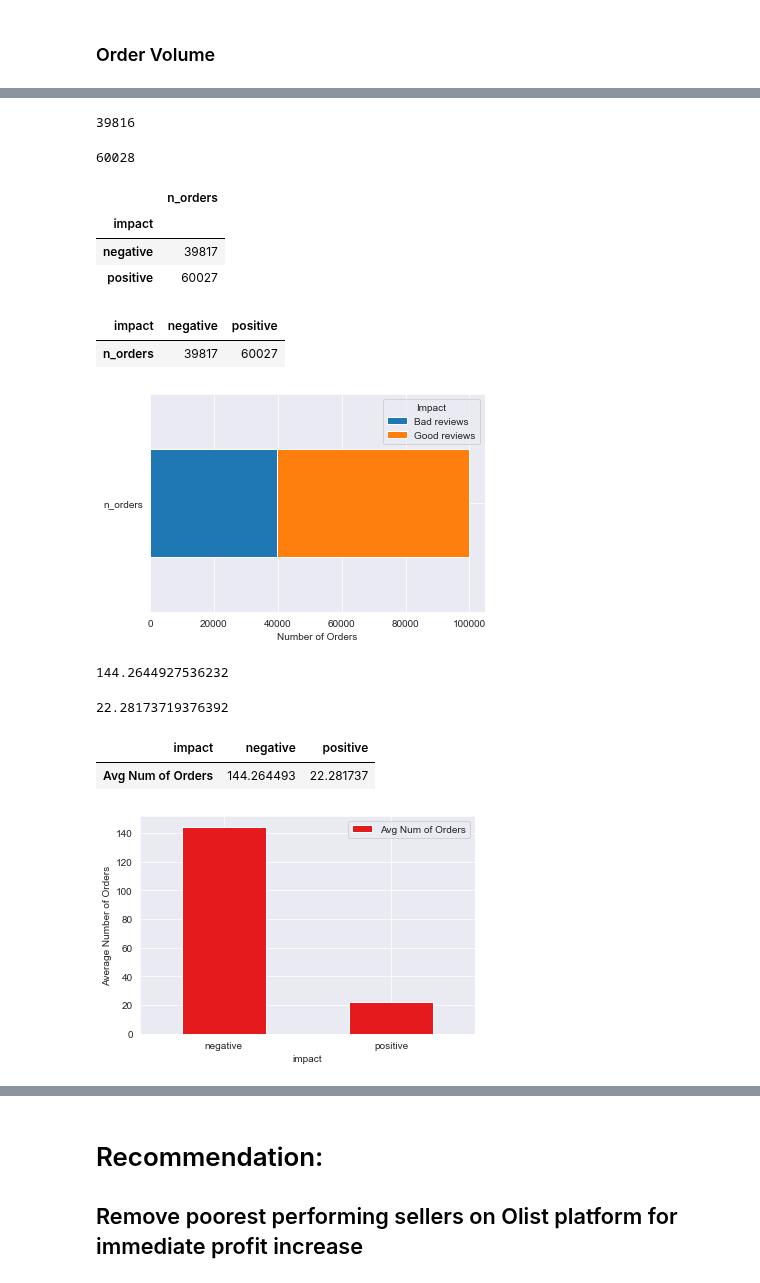
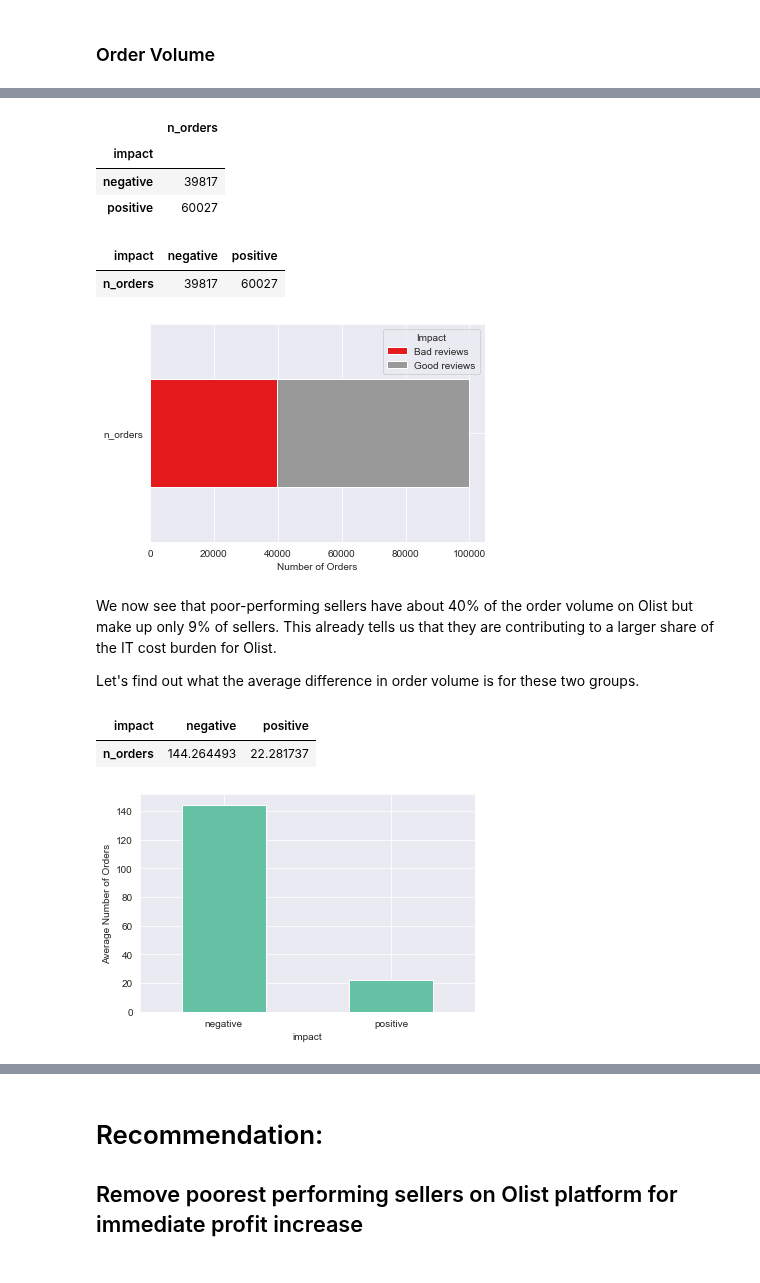
Before and after one commit to phlln/olist-analysis, a Jupyter notebook: notebooks/ceo_request-Phil-UPDATED.ipynb, the cells around one changed output, grey strips where cells are left out. Saved outputs shown, nothing was run; the diff lists cells and outputs as text; code cells hidden in the pictures.

Commit message:
removing average IT calcs from CEO analysis

```diff
--- a/notebooks/ceo_request-Phil-UPDATED.ipynb
+++ b/notebooks/ceo_request-Phil-UPDATED.ipynb
@@ -411,5 +406,5 @@ Sellers with high order volume also have accompanying higher IT costs associated
 # %%
-#Calculating IT costs per additional seller on the platform
+# Calculating IT costs per additional seller on the platform
 
 # The cumulative total of orders on the platform after adding this seller
 sellers['cumulative_orders'] = sellers['n_orders'].cumsum()
@@ -418,7 +413,7 @@ sellers['cumulative_orders'] = sellers['n_orders'].cumsum()
 sellers['cumulative_it_cost'] = k*(2/3)*(sellers['cumulative_orders']**1.5)
 
 # The average cost of IT per order after adding this seller
-sellers['it_unit_cost'] = sellers.cumulative_it_cost / sellers.cumulative_orders
+#sellers['it_unit_cost'] = sellers.cumulative_it_cost / sellers.cumulative_orders
 
 # # The marginal IT cost for Olist after adding this seller
 # sellers['it_marg_cost'] = k*sellers['cumulative_orders']**0.5
@@ -427,6 +422,6 @@ sellers['it_unit_cost'] = sellers.cumulative_it_cost / sellers.cumulative_orders
 # sellers['diff_unit_marg_it'] = sellers.it_unit_cost - sellers.it_marg_cost
 #sellers['diff_unit_marg_it'].abs().min()
 
-sellers.head(50)
+sellers.head()
 # %% [output]
 |  | seller_id | seller_city | seller_state | delay_to_carrier | seller_wait_time | date_first_sale | ... |
@@ -486,55 +438,45 @@ Let's compare the order volume for these two groups of sellers.
+# %%
+# Calculate the order volume for each group of sellers
+order_vol_df = sellers[['n_orders','impact']].groupby('impact').sum()
+order_vol_df
+# %% [output]
+|  | n_orders |
+| impact |  |
+| negative | 39817 |
+| positive | 60027 |
 # %%
-#Calculate the number of orders from poor-performing sellers
-bad_seller_volume = total_orders - sellers[sellers['impact']=='negative']['cumulative_orders'].iat[0]
-bad_seller_volume
+# # Calculate the number of orders from poor-performing sellers
+# bad_seller_volume = total_orders - sellers[sellers['impact']=='negative']['cumulative_orders'].iat[0]
+# bad_seller_volume
-# %% [output]
-39816
 # %%
-#Calculate the number of orders from good sellers
-good_seller_volume = total_orders - bad_seller_volume
-good_seller_volume
+# # Calculate the number of orders from good sellers
+# good_seller_volume = total_orders - bad_seller_volume
+# good_seller_volume
-# %% [output]
-60028
-# %%
-order_vol_df = sellers[['n_orders','impact']].groupby('impact').sum()
-order_vol_df
-# %% [output]
-|  | n_orders |
-| impact |  |
-| negative | 39817 |
-| positive | 60027 |
 # %%
 order_vol_df.transpose()
 # %% [output]
 | impact | negative | positive |
 | n_orders | 39817 | 60027 |
 # %%
-order_vol_df.transpose().plot.barh(stacked=True)
+order_vol_df.transpose().plot.barh(stacked=True, cmap='Set1')
 plt.legend(title='Impact', labels=['Bad reviews', 'Good reviews'])
 plt.xlabel('Number of Orders');
 # %% [output]
-[figure, old version]
+[figure, new version]
+# %% [markdown]
+We now see that poor-performing sellers have about 40% of the order volume on Olist but make up only 9% of sellers. This already tells us that they are contributing to a larger share of the IT cost burden for Olist.
+
+Let's find out what the average difference in order volume is for these two groups.
 # %%
-# Average order volume for poor-performing sellers
-sellers[sellers.impact == 'negative']['n_orders'].mean()
+# Calculate average order volume for each group of sellers
+avg_order_vol = sellers[['n_orders','impact']].groupby('impact').mean()
+
+avg_order_vol.transpose()
 # %% [output]
-144.2644927536232
+| impact | negative | positive |
+| n_orders | 144.264493 | 22.281737 |
-# %%
-# Average order volume for good sellers
-sellers[sellers.impact == 'positive']['n_orders'].mean()
-# %% [output]
-22.28173719376392
-# %%
-avg_order_vol = sellers[['n_orders','impact']].groupby('impact').mean()
-
-avg_order_vol.columns = ['Avg Num of Orders']
-avg_order_vol
-avg_order_vol.transpose()
-# %% [output]
-| impact | negative | positive |
-| Avg Num of Orders | 144.264493 | 22.281737 |
 # %%
-avg_order_vol.plot(kind='bar', cmap='Set1', ylabel='Average Number of Orders', rot=0  );
+avg_order_vol.plot(kind='bar', cmap='Set2', ylabel='Average Number of Orders', rot=0, legend=False);
 # %% [output]
-[figure, old version]
+[figure, new version]
 # %% [markdown]
```
Also changed, not shown: parts of 45 cells of this notebook.
